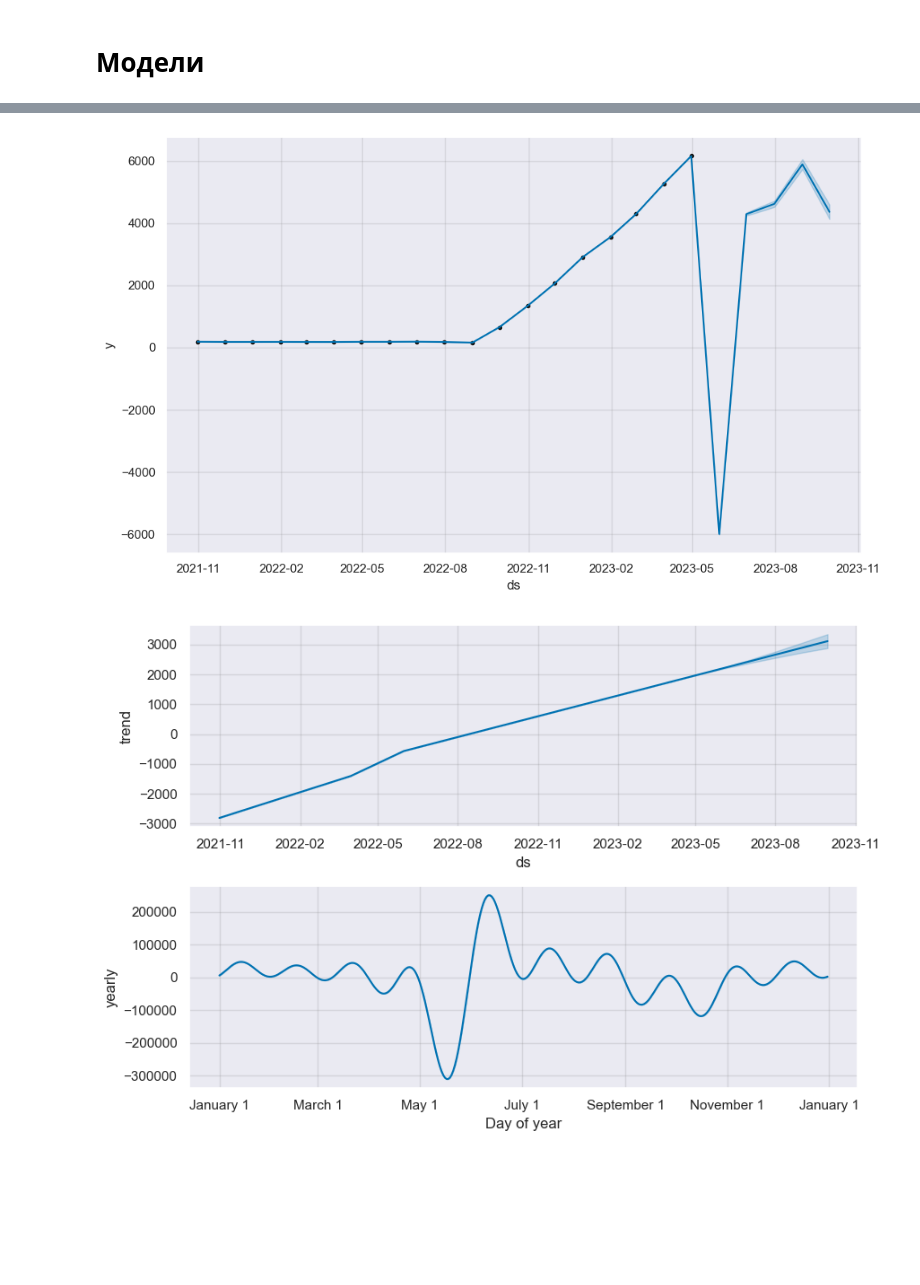
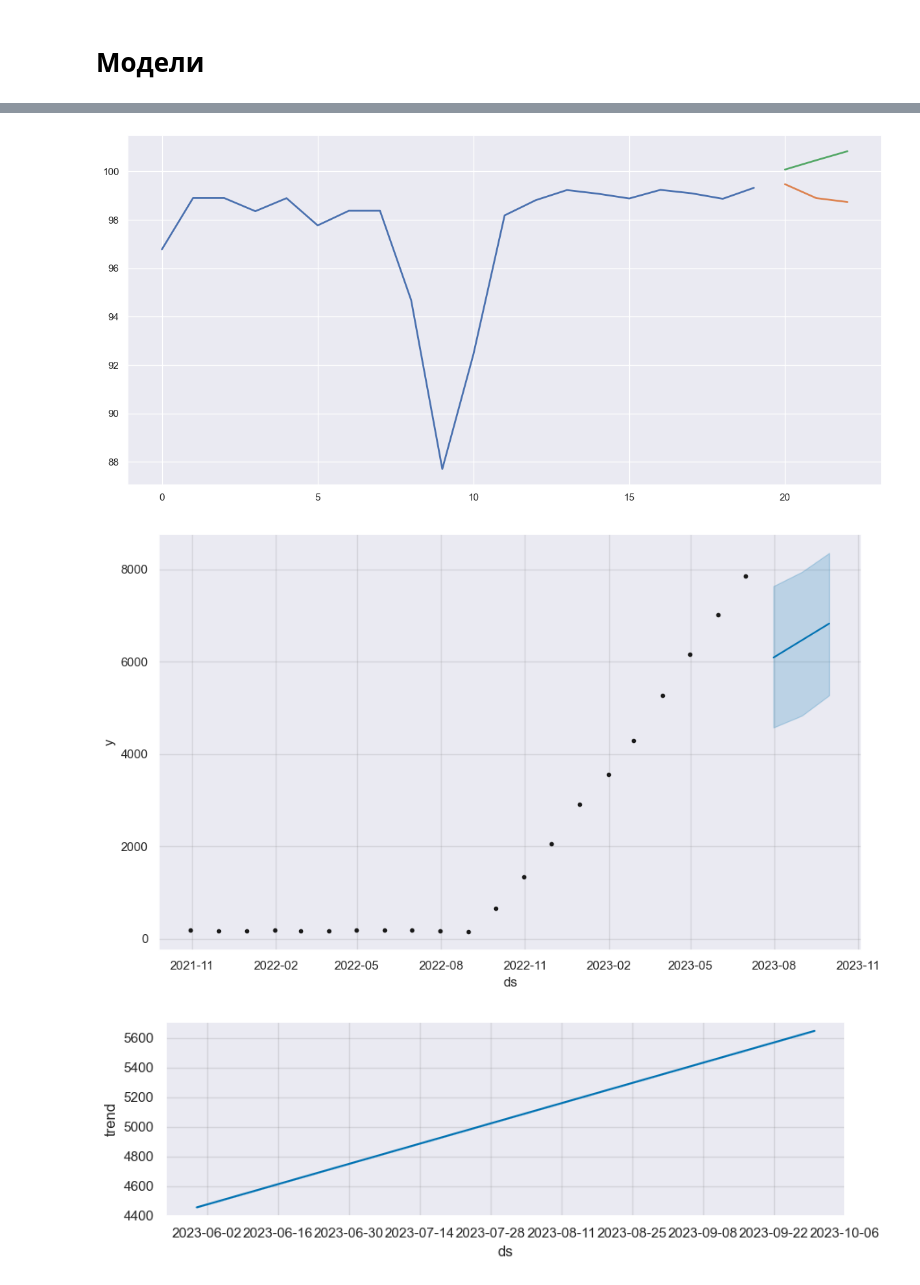
Before and after one commit to IT-Platoon/DashboardSber, a Jupyter notebook: src/notebooks/model.ipynb, the cells around one changed output, grey strips where cells are left out. Cells and saved outputs as stored; diff of their text form; code cells hidden in the pictures; blank space fills up the shorter version.

```diff
--- a/src/notebooks/model.ipynb
+++ b/src/notebooks/model.ipynb
@@ -96,5 +180,6 @@ train_timeseries = timeseries[0:TRAIN_END]
 eval_timeseries = timeseries[TRAIN_END::]
 print(len(train_timeseries), len(eval_timeseries))
 
-days = np.arange(1, len(series_cols)+1)
+days = np.arange(1, len(train_timeseries) + len(eval_timeseries) + 1)
+len(days)
 # %% [output]
@@ -101,0 +188,5 @@ days = np.arange(1, len(series_cols)+1)
+# %%
+df = pd.DataFrame(series_cols[len(series_cols) - len(days):], columns=["ds"])
+df['ds'] = pd.to_datetime(df['ds'], format='%Y-%m-%d')
+df.loc[:, "y"] = timeseries
+df.tail()
@@ -112,6 +209,0 @@ plt.ylabel("Unit sales");
-# %%
-# dates = calendar.iloc[0:len(timeseries)].date.values
-df = pd.DataFrame(series_cols, columns=["ds"])
-df['ds'] = pd.to_datetime(df['ds'], format='%Y-%m-%d')
-df.loc[:, "y"] = timeseries
-df.head()
@@ -134,7 +219,13 @@ print(eval_df.shape)
 # %%
-m = Prophet()
-m.fit(train_df)
-future = m.make_future_dataframe(periods=abs(TRAIN_END), freq='M')
-forecast = m.predict(future)
-forecast.head()
+model = Prophet()
+# model.add_regressor('tmp')
+model.fit(train_df)
+
+# future = model.make_future_dataframe(periods=abs(TRAIN_END), freq='M')
+# future['tmp'] = [np.random.randint(-50, 50) for i in range(future.shape[0])]
+
+pred = model.predict(eval_df)
+pred.index = eval_df.index
+
+pred.head()
 # %% [output]
@@ -159,8 +246,15 @@ forecast[col_int].head()
+# %%
+plt.figure(figsize=(15, 7))
+plt.plot(pred.yhat, "g", label="prediction", linewidth=2.0)
+plt.plot(train_df.y, label="actual", linewidth=2.0)
+plt.plot(eval_df.y, label="actual", linewidth=2.0);
+# %% [output]
+[figure, added]
 # %%
-m.plot(forecast);
+model.plot(pred);
 # %% [output]
-[figure, old version]
+[figure, new version]
 # %%
-m.plot_components(forecast);
+model.plot_components(pred);
 # %% [output]
-[figure, old version]
+[figure, new version]
```
Also changed, not shown: parts of 22 cells of this notebook, 2 other files.
